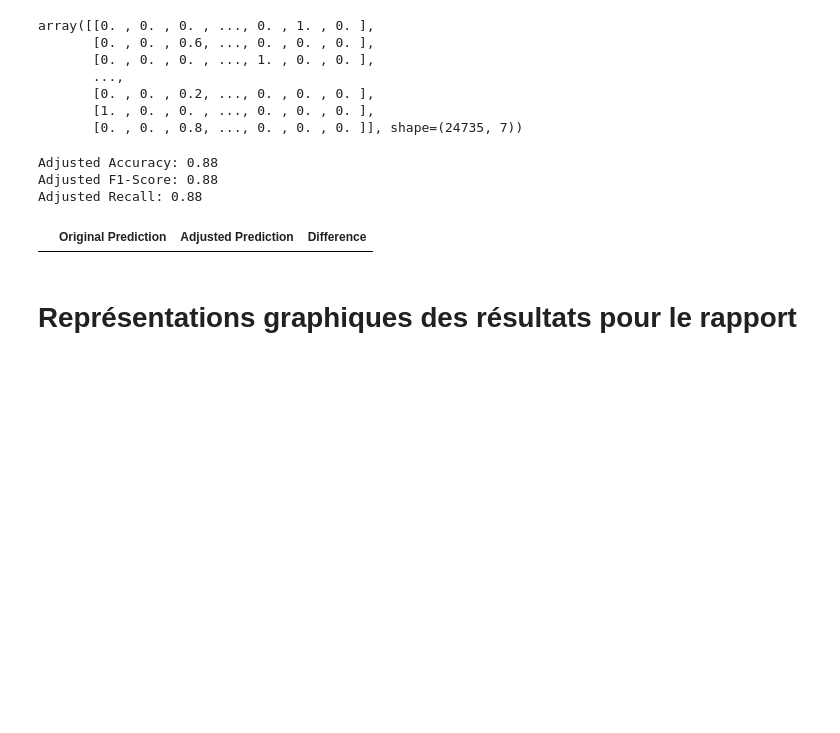
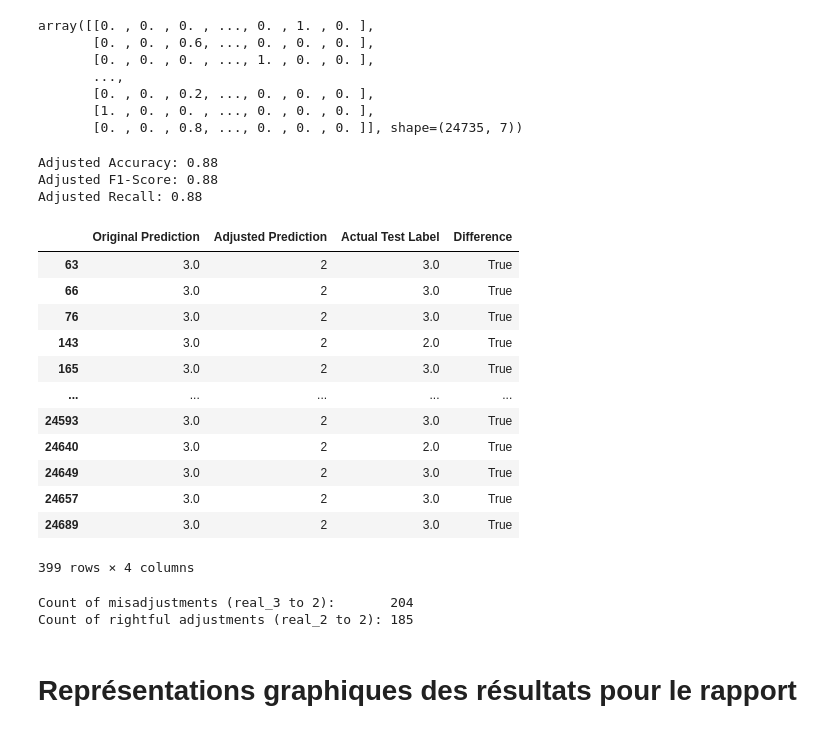
Before and after one commit to DataScientest-Studio/sept24_cds_co2, a Jupyter notebook: notebooks/6.1_model_cat_knn_denis.ipynb, the cells around one changed output. Cells and saved outputs as stored; diff of their text form; code cells hidden in the pictures; blank space fills up the shorter version.

```diff
--- a/notebooks/6.1_model_cat_knn_denis.ipynb
+++ b/notebooks/6.1_model_cat_knn_denis.ipynb
@@ -401,3 +362,13 @@ for prob in y_prob:
+# %%
+
+# Model training and model fit must be done BEFORE trying to improve with penality.
+
+# Prédire les probabilités sur les données de test
+y_prob = knn_model.predict_proba(X_test_scaled)
+# Appliquer la pénalité
+y_adjusted_pred = adjust_with_penalty(y_prob, threshold)
+
+# nota: y_pred remains filled by latest execution of ...predict()
 # %%
 # for info
 display(y_prob)
@@ -427,25 +398,28 @@ print(f"Adjusted Recall: {adjusted_recall:.2f}")
 Adjusted Accuracy: 0.88
 Adjusted F1-Score: 0.88
 Adjusted Recall: 0.88
-# %%
-# pour info, les lignes qui ont bougé avec la pénalisation
-
-import pandas as pd
-
-# DataFrame pour comparer les Series
-comparison_df = pd.DataFrame({
-    "Original Prediction": y_pred,
-    "Adjusted Prediction": y_adjusted_pred
-})
-
-# Add a column to indicate differences
-comparison_df["Difference"] = comparison_df["Original Prediction"] != comparison_df["Adjusted Prediction"]
-
-# Display rows with differences
-differences = comparison_df[comparison_df["Difference"]]
-display(differences)
-# %% [output]
-|  | Original Prediction | Adjusted Prediction | Difference |
+# %%
+
+differences, count_misadjustments, count_right_adjustments = check_differences(y_pred, y_adjusted_pred, y_test)
+display(differences)
+print("\nCount of misadjustments (real_3 to 2):      ", count_misadjustments)
+print("Count of rightful adjustments (real_2 to 2):", count_right_adjustments)
+# %% [output]
+|  | Original Prediction | Adjusted Prediction | Actual Test Label | Difference |
+| 63 | 3.0 | 2 | 3.0 | True |
+| 66 | 3.0 | 2 | 3.0 | True |
+| 76 | 3.0 | 2 | 3.0 | True |
+| 143 | 3.0 | 2 | 2.0 | True |
+| 165 | 3.0 | 2 | 3.0 | True |
+| ... | ... | ... | ... | ... |
+| 24593 | 3.0 | 2 | 3.0 | True |
+| 24640 | 3.0 | 2 | 2.0 | True |
+| 24649 | 3.0 | 2 | 3.0 | True |
+| 24657 | 3.0 | 2 | 3.0 | True |
+| 24689 | 3.0 | 2 | 3.0 | True |
+399 rows × 4 columns
+Count of misadjustments (real_3 to 2):       204
+Count of rightful adjustments (real_2 to 2): 185
 # %% [markdown]
 # Représentations graphiques des résultats pour le rapport
 # %%
```
Also changed, not shown: parts of 8 cells of this notebook, 2 other files.
